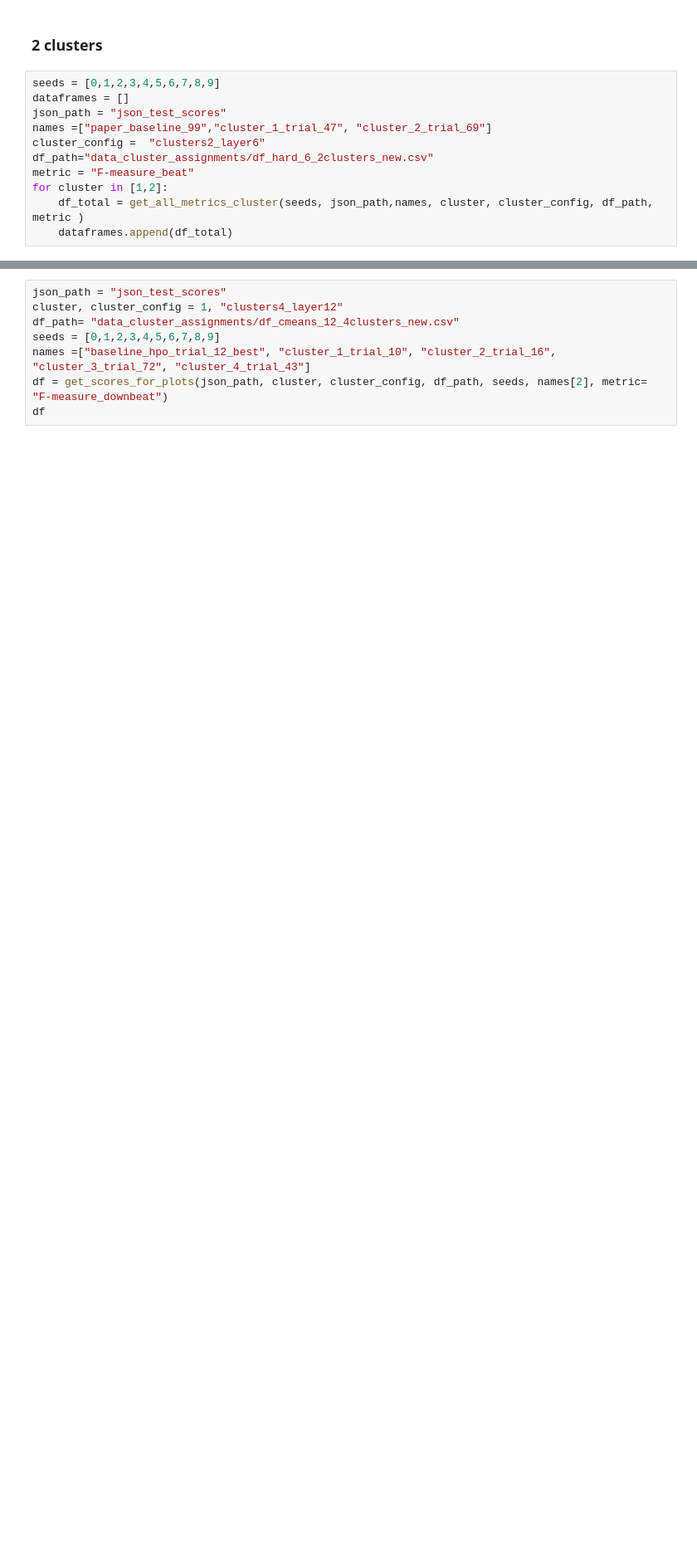
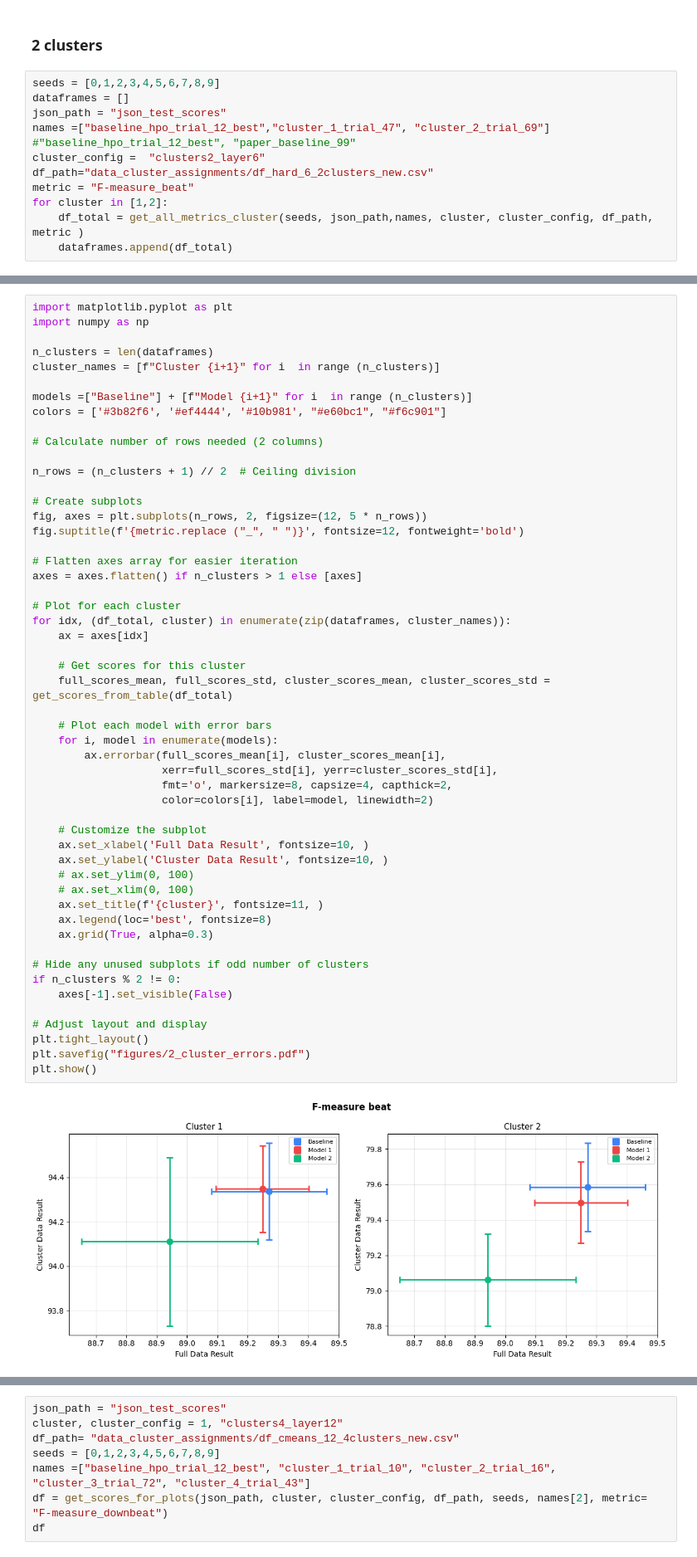
Before and after one commit to PulyaPolya/beat_this, a Jupyter notebook: results_evaluation.ipynb, the cells around one changed output, grey strips where cells are left out. Shown at 83% size. Saved outputs shown, nothing was run; the diff lists cells and outputs as text; blank space fills up the shorter version.

```diff
--- a/results_evaluation.ipynb
+++ b/results_evaluation.ipynb
@@ -3204,7 +3290,7 @@ plt.show()
 seeds = [0,1,2,3,4,5,6,7,8,9]
 dataframes = []
 json_path = "json_test_scores"
-names =["paper_baseline_99","cluster_1_trial_47", "cluster_2_trial_69"]
+names =["baseline_hpo_trial_12_best","cluster_1_trial_47", "cluster_2_trial_69"] #"baseline_hpo_trial_12_best", "paper_baseline_99"
 cluster_config =  "clusters2_layer6"
 df_path="data_cluster_assignments/df_hard_6_2clusters_new.csv"
 metric = "F-measure_beat"
@@ -3214,3 +3318,57 @@ for cluster in [1,2]:
+# %%
+import matplotlib.pyplot as plt
+import numpy as np
+
+n_clusters = len(dataframes)
+cluster_names = [f"Cluster {i+1}" for i  in range (n_clusters)]
+
+models =["Baseline"] + [f"Model {i+1}" for i  in range (n_clusters)]
+colors = ['#3b82f6', '#ef4444', '#10b981', "#e60bc1", "#f6c901"]
+
+# Calculate number of rows needed (2 columns)
+
+n_rows = (n_clusters + 1) // 2  # Ceiling division
+
+# Create subplots
+fig, axes = plt.subplots(n_rows, 2, figsize=(12, 5 * n_rows))
+fig.suptitle(f'{metric.replace ("_", " ")}', fontsize=12, fontweight='bold')
+
+# Flatten axes array for easier iteration
+axes = axes.flatten() if n_clusters > 1 else [axes]
+
+# Plot for each cluster
+for idx, (df_total, cluster) in enumerate(zip(dataframes, cluster_names)):
+    ax = axes[idx]
+
+    # Get scores for this cluster
+    full_scores_mean, full_scores_std, cluster_scores_mean, cluster_scores_std = get_scores_from_table(df_total)
+
+    # Plot each model with error bars
+    for i, model in enumerate(models):
+        ax.errorbar(full_scores_mean[i], cluster_scores_mean[i],
+                    xerr=full_scores_std[i], yerr=cluster_scores_std[i],
+                    fmt='o', markersize=8, capsize=4, capthick=2,
+                    color=colors[i], label=model, linewidth=2)
+
+    # Customize the subplot
+    ax.set_xlabel('Full Data Result', fontsize=10, )
+    ax.set_ylabel('Cluster Data Result', fontsize=10, )
+    # ax.set_ylim(0, 100)
+    # ax.set_xlim(0, 100)
+    ax.set_title(f'{cluster}', fontsize=11, )
+    ax.legend(loc='best', fontsize=8)
+    ax.grid(True, alpha=0.3)
+
+# Hide any unused subplots if odd number of clusters
+if n_clusters % 2 != 0:
+    axes[-1].set_visible(False)
+
+# Adjust layout and display
+plt.tight_layout()
+plt.savefig("figures/2_cluster_errors.pdf")
+plt.show()
+# %% [output]
+[figure, added]
 # %%
 import matplotlib.pyplot as plt
 import numpy as np
```
Also changed, not shown: parts of 7 cells of this notebook.
